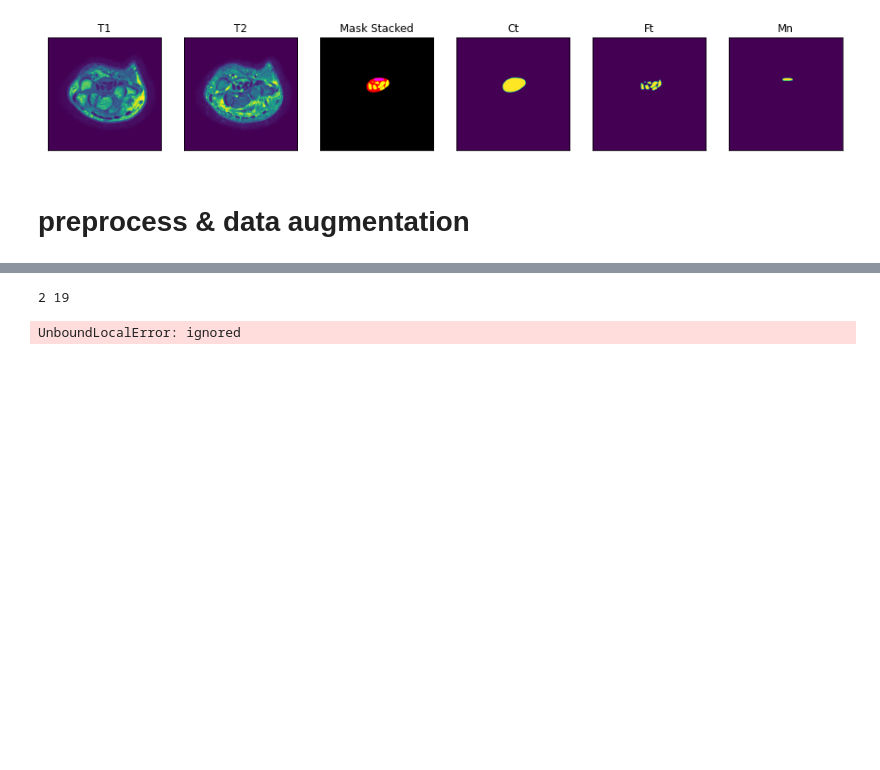
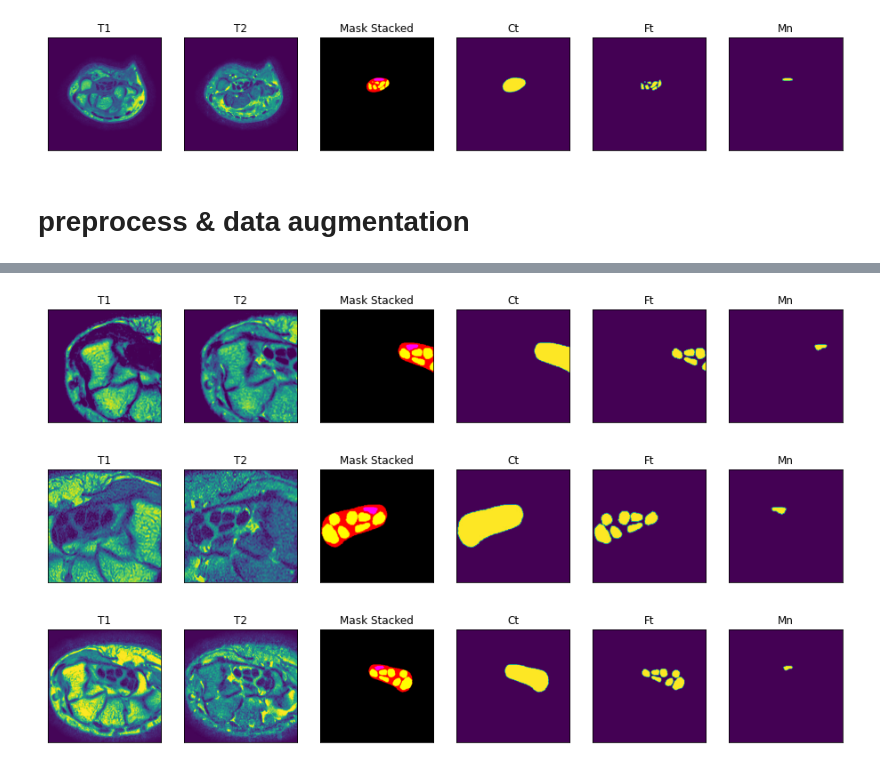
Before and after one commit to jefffang19/image_processing_final, a Jupyter notebook: train.ipynb, the cells around one changed output, grey strips where cells are left out. Cells and saved outputs as stored; diff of their text form; code cells hidden in the pictures; blank space fills up the shorter version.

Commit message:
Add data augmentation

```diff
--- a/train.ipynb
+++ b/train.ipynb
@@ -151,8 +151,14 @@ class Dataset(BaseDataset):
 
         # apply augmentations
         if self.augmentation:
-            sample = self.augmentation(image=image, mask=mask)
-            image, mask = sample['image'], sample['mask']
+            # 3 channel needed to use augmentation
+            # so we pad a channel for image
+            _image = np.stack((image[...,0], image[...,1], np.zeros((image.shape[0], image.shape[1]), dtype=np.uint8)), axis=2)
+            sample = self.augmentation(image=_image, mask=mask)
+            _image, mask = sample['image'], sample['mask']
+
+            # assign the first two channel back
+            image = np.stack((_image[...,0], _image[...,1]), axis=2)
 
         # apply preprocessing
         if self.preprocessing:
@@ -321,17 +328,26 @@ def get_preprocessing_no_pretrain():
     ]
     return albu.Compose(_transform)
 # %%
-#### Visualize resulted augmented images and masks
+#### Visualize augmented images and masks
 
 augmented_trainset = Dataset(
     dataset_path,
     augmentation=get_training_augmentation(),
 )
 
 # same image with different random transforms
 for i in range(3):
-    t1, t2, ct, ft, mn = augmented_trainset[60]
-    visualize(t1=t1, t2=t2, ct=ct, ft=ft, mn=mn)
+    image, mask = augmented_trainset[60]
+    # visual data
+    visualize(
+        t1=image[...,0],
+        t2=image[...,1],
+        mask_stacked=mask,
+        ct=mask[...,0],
+        ft=mask[...,1],
+        mn=mask[...,2]
+    )
 # %% [output]
-2 19
-UnboundLocalError: ignored
+[figure, added]
+[figure, added]
+[figure, added]
```
Also changed, not shown: parts of 2 cells of this notebook.
